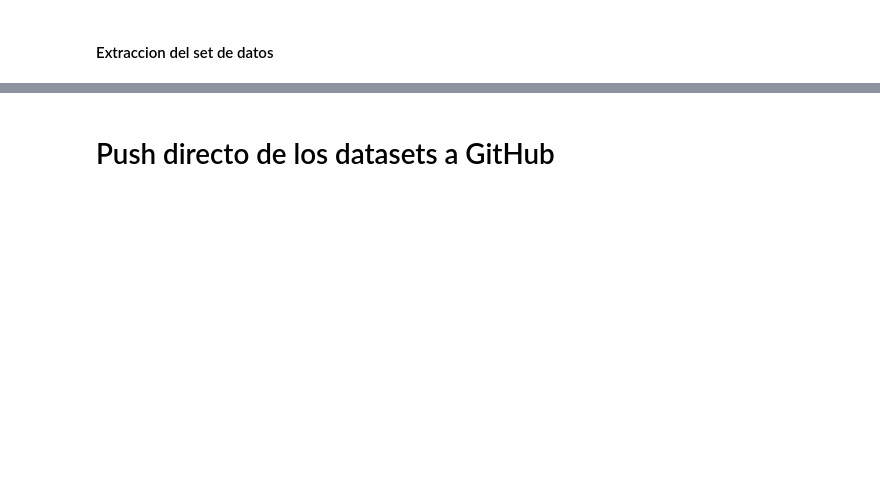
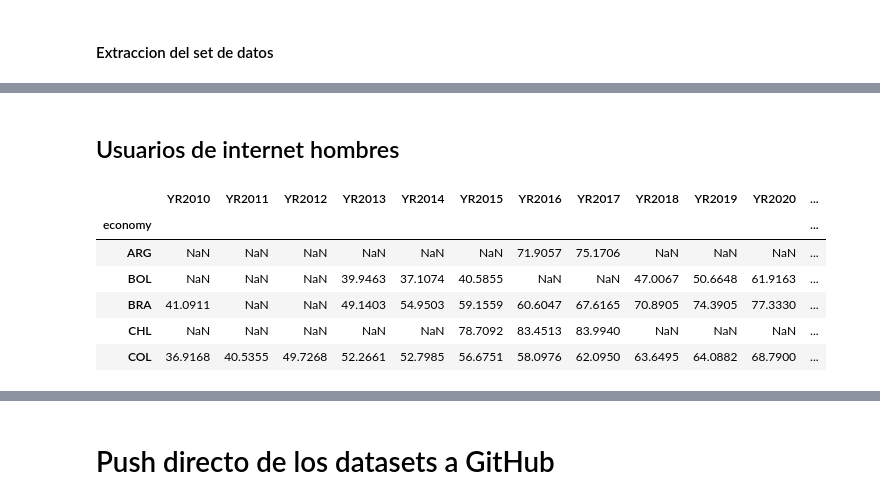
Before and after one commit to aletbm/Trabajo_Remunerado-DATA4CCION, a Jupyter notebook: notebooks/Databases_DAT4CCION.ipynb, the cells around one changed output, grey strips where cells are left out. Drawn from its saved outputs; the diff is of its cells as text; code cells hidden in the pictures; blank space fills up the shorter version.

```diff
--- a/notebooks/Databases_DAT4CCION.ipynb
+++ b/notebooks/Databases_DAT4CCION.ipynb
@@ -1100,0 +1185,14 @@ df_ind.to_parquet(f"CEPALSTAT_{indicator_id}_{indicator_name}.parquet", index=Fa
+# %% [markdown]
+## Usuarios de internet hombres
+# %%
+df_internet_male = wb.data.DataFrame('IT.NET.USER.MA.ZS', economy=latam_codes, time=range(2010, 2024))
+df_internet_male.to_parquet("ITU_internet_users_pct_male.parquet", index=False)
+df_internet_male.head()
+# %% [output]
+|  | YR2010 | YR2011 | YR2012 | YR2013 | YR2014 | YR2015 | YR2016 | YR2017 | YR2018 | YR2019 | YR2020 | ... |
+| economy |  |  |  |  |  |  |  |  |  |  |  | ... |
+| ARG | NaN | NaN | NaN | NaN | NaN | NaN | 71.9057 | 75.1706 | NaN | NaN | NaN | ... |
+| BOL | NaN | NaN | NaN | 39.9463 | 37.1074 | 40.5855 | NaN | NaN | 47.0067 | 50.6648 | 61.9163 | ... |
+| BRA | 41.0911 | NaN | NaN | 49.1403 | 54.9503 | 59.1559 | 60.6047 | 67.6165 | 70.8905 | 74.3905 | 77.3330 | ... |
+| CHL | NaN | NaN | NaN | NaN | NaN | 78.7092 | 83.4513 | 83.9940 | NaN | NaN | NaN | ... |
+| COL | 36.9168 | 40.5355 | 49.7268 | 52.2661 | 52.7985 | 56.6751 | 58.0976 | 62.0950 | 63.6495 | 64.0882 | 68.7900 | ... |
```
Also changed, not shown: parts of 20 cells of this notebook.
